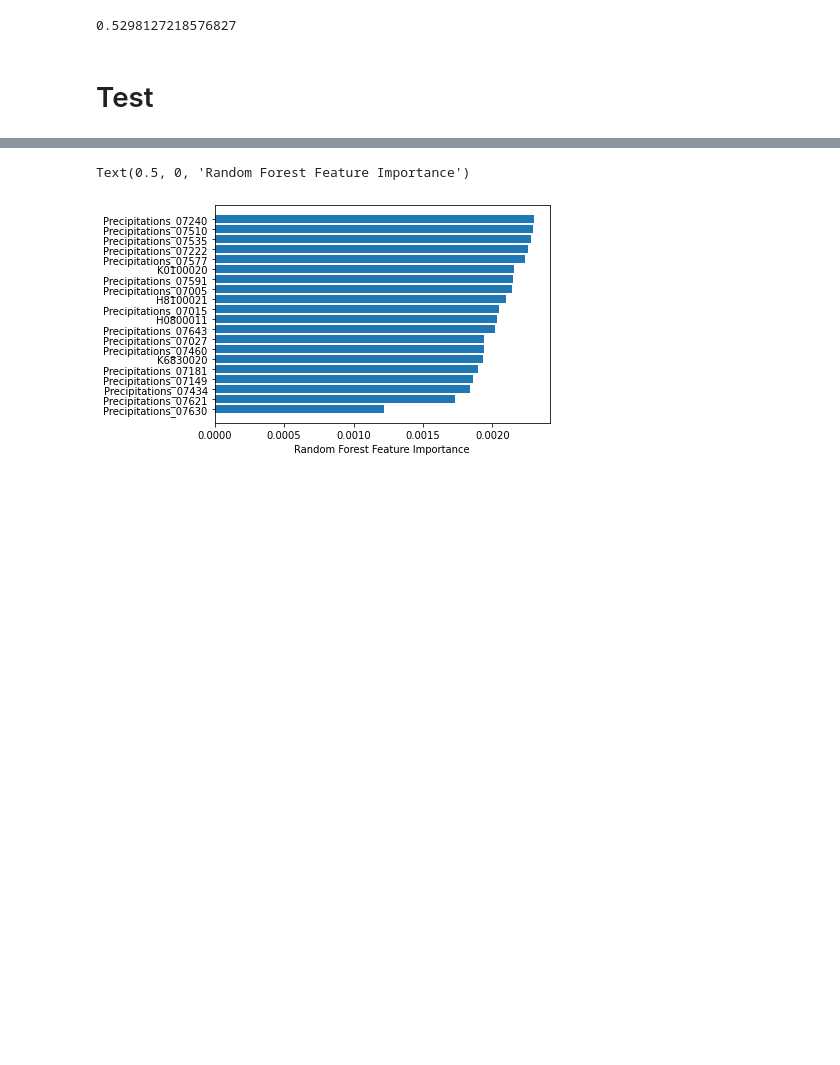
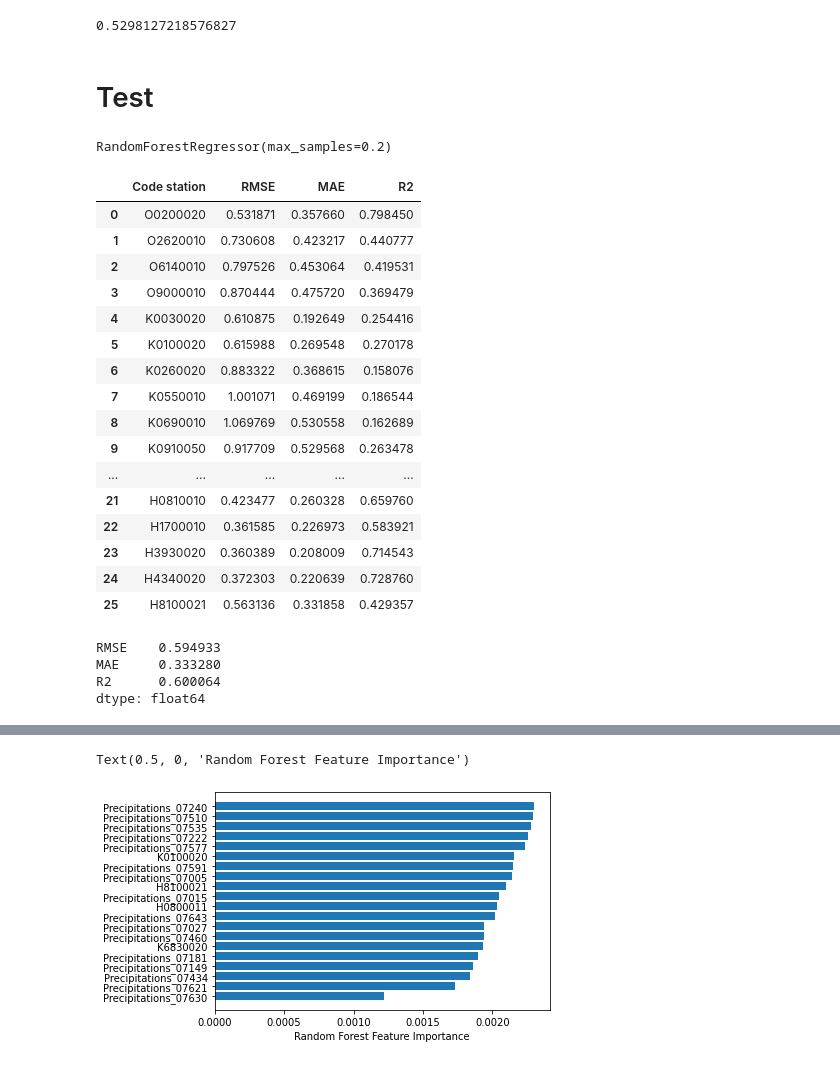
Before and after one commit to JlnZhou/ProjectML, a Jupyter notebook: Regression_GAMRandomForestAR.ipynb, the cells around one changed output, grey strips where cells are left out. Saved outputs shown, nothing was run; the diff lists cells and outputs as text; code cells hidden in the pictures; blank space fills up the shorter version.

```diff
--- a/Regression_GAMRandomForestAR.ipynb
+++ b/Regression_GAMRandomForestAR.ipynb
@@ -454,5 +454,8 @@ pd.read_csv("../Data/GAMRandomForestAR/CV_R2_standard_auto_2_0.csv")["Moyenne"].
 # %% [markdown]
 # Test
 # %%
-curr_feature="log2"
-sample = 0.8
+feature = "auto"
+sample = 0.2
+
+n_knots = 10
+lag = 0
@@ -458,0 +487,8 @@ sample = 0.8
+# %%
+# RF
+model_RF = RandomForestRegressor(max_features="auto",
+                                 max_samples=sample)
+model_RF.fit(X = mesures_train_X_standard_residus[colonnes_reg],
+             y = mesures_train_X_standard_residus[liste_stations_debit])
+# %% [output]
+RandomForestRegressor(max_samples=0.2)
@@ -458,0 +530,41 @@ sample = 0.8
+# %%
+mesures_test_Y_standard = fct_Standardize(mesures_test_Y, mesures_train_X_mean,
+                                                    mesures_train_X_std, liste_stations_debit)
+mesures_test_Y_standard["Date"] = mesures_test_Y["Date"]
+# %%
+scores_rmse_standard = fct_RMSE(mesures_test_Y_standard, predictions_test_Y_standard, liste_stations_debit)
+scores_mae_standard = fct_MAE(mesures_test_Y_standard, predictions_test_Y_standard, liste_stations_debit)
+scores_r2_standard = fct_R2(mesures_test_Y_standard, predictions_test_Y_standard, liste_stations_debit)
+
+test_scores_standard = pd.DataFrame({"Code station": liste_stations_debit,
+                            "RMSE": scores_rmse_standard["RMSE"],
+                            "MAE": scores_mae_standard["MAE"],
+                            "R2": scores_r2_standard["R2"]})
+test_scores_standard.to_csv("../Data/GAMRandomForestAR/Test_scores_standard.csv",
+                   index = False)
+test_scores_standard
+# %% [output]
+|  | Code station | RMSE | MAE | R2 |
+| 0 | O0200020 | 0.531871 | 0.357660 | 0.798450 |
+| 1 | O2620010 | 0.730608 | 0.423217 | 0.440777 |
+| 2 | O6140010 | 0.797526 | 0.453064 | 0.419531 |
+| 3 | O9000010 | 0.870444 | 0.475720 | 0.369479 |
+| 4 | K0030020 | 0.610875 | 0.192649 | 0.254416 |
+| 5 | K0100020 | 0.615988 | 0.269548 | 0.270178 |
+| 6 | K0260020 | 0.883322 | 0.368615 | 0.158076 |
+| 7 | K0550010 | 1.001071 | 0.469199 | 0.186544 |
+| 8 | K0690010 | 1.069769 | 0.530558 | 0.162689 |
+| 9 | K0910050 | 0.917709 | 0.529568 | 0.263478 |
+| ... | ... | ... | ... | ... |
+| 21 | H0810010 | 0.423477 | 0.260328 | 0.659760 |
+| 22 | H1700010 | 0.361585 | 0.226973 | 0.583921 |
+| 23 | H3930020 | 0.360389 | 0.208009 | 0.714543 |
+| 24 | H4340020 | 0.372303 | 0.220639 | 0.728760 |
+| 25 | H8100021 | 0.563136 | 0.331858 | 0.429357 |
+# %%
+test_scores_standard[["RMSE", "MAE", "R2"]].mean()
+# %% [output]
+RMSE    0.594933
+MAE     0.333280
+R2      0.600064
+dtype: float64
```
Also changed, not shown: parts of 12 cells of this notebook, 1 other file.
